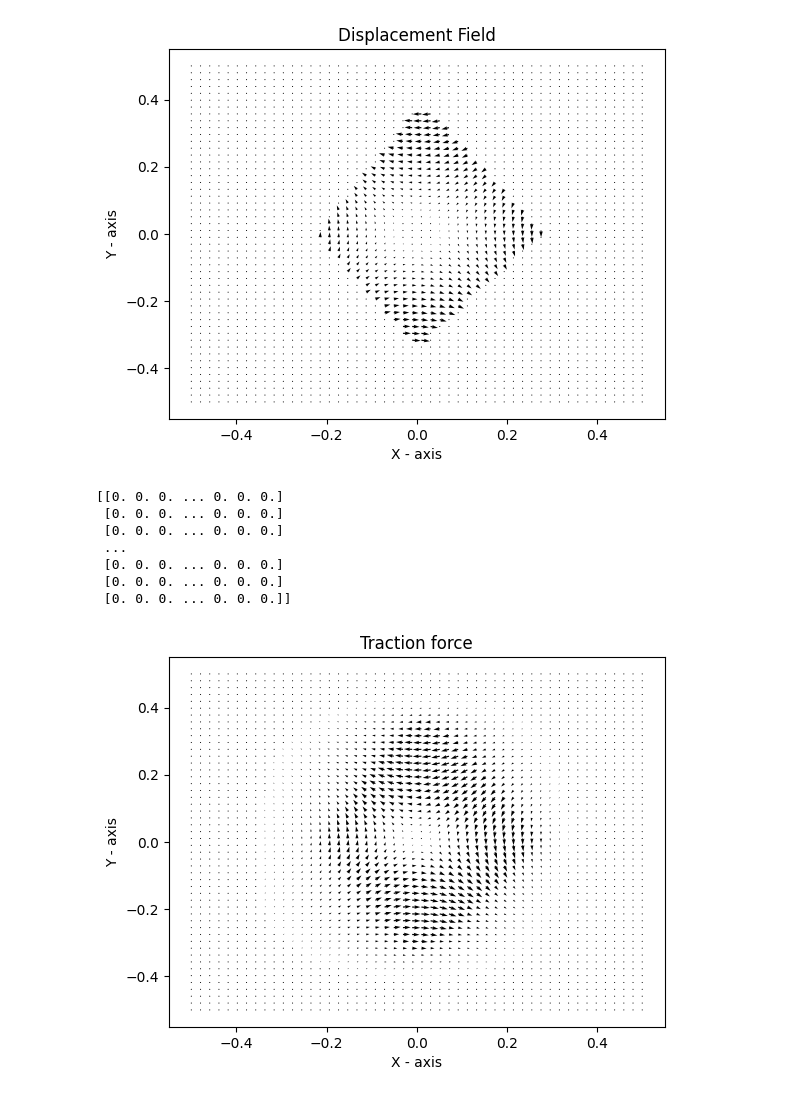
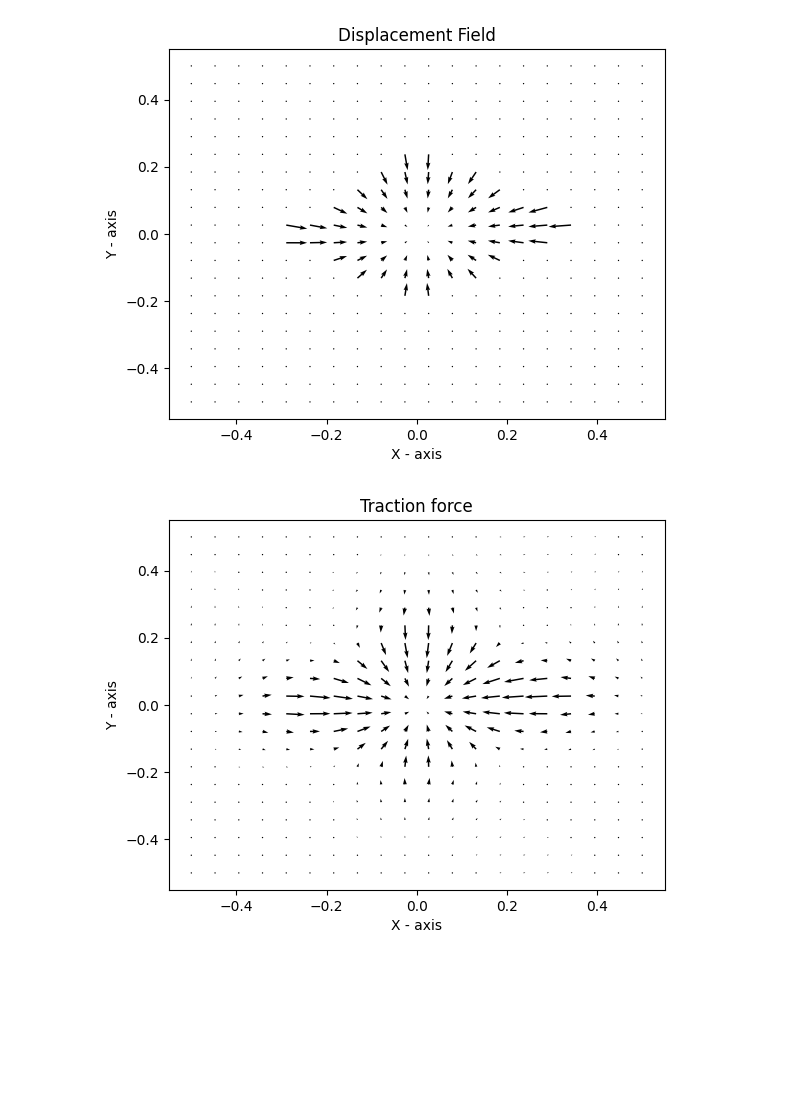
Before and after one commit to utksara/cellmech, a Jupyter notebook: examples/tractionforce.ipynb, the cells around one changed output. Cells and saved outputs as stored; diff of their text form; code cells hidden in the pictures; blank space fills up the shorter version.

```diff
--- a/examples/tractionforce.ipynb
+++ b/examples/tractionforce.ipynb
@@ -3,45 +3,40 @@ import numpy as np
 import seaborn as sns
 from PIL import Image
 
 from cellmech import *
 from cellmech.imgproc.bead_detection import (
     bead_image_correlation,
 )
 
 # define all the parameters that are required to calculata traction forces
 cellmechparams = CellMechParameters({
     "p" : 0.5,
     "E" : 10e3,
     "pi" : np.pi,
-    "N" : 100,
+    "N" : 20,
     "pixel_size" : 1e-7,
     "width" :0.1
 })
 
 
 # calculation of force field using gaussian
 image_folder = 'img3'
 image1 = np.array(Image.open(f'../images/beads/{image_folder}/before.png').convert('L'))
 image2 = np.array(Image.open(f'../images/beads/{image_folder}/after.png').convert('L'))
 
 
 # displacement= np.zeros((50, 50, 2))
 # displacement[20, :, 1] = np.exp(-np.linspace(-1, 1, 50)**2)
 # displacement[21, :, 1] = -np.exp(-np.linspace(-1, 1, 50)**2)
 
-displacement = 1e-6*bead_image_correlation(image1, image2, grid_res=10)
+displacement = 1e-6*bead_image_correlation(image1, image2, grid_res=cellmechparams.params["N"])
+d_copy = np.copy(displacement)
+# displacement[:, :, 0] = d_copy[:, :, 1]
+# displacement[:, :, 1] = d_copy[:, :, 0]
+# print(np.array_str(displacement[:,:,0], precision=2))
 plot_vector_field(displacement, "Displacement Field")
-
-print(displacement[:,:,0])
 # %% [output]
-[figure, old version]
+[figure, new version]
-[[0. 0. 0. ... 0. 0. 0.]
- [0. 0. 0. ... 0. 0. 0.]
- [0. 0. 0. ... 0. 0. 0.]
- ...
- [0. 0. 0. ... 0. 0. 0.]
- [0. 0. 0. ... 0. 0. 0.]
- [0. 0. 0. ... 0. 0. 0.]]
 # %%
 force_field  = calculate_traction_force(displacement, cellmechparams)
 Fx, Fy = force_field[:, :, 0], force_field[:, :, 1]
@@ -61,7 +56,7 @@ plot_vector_field(force_field, "Traction force")
 # plt.title("tractionforc")
 # plt.legend()
 # %% [output]
-[figure, old version]
+[figure, new version]
 # %%
 tensile_force = calculate_tensile_force_magnitude(displacement, cellmechparams)
 traction_force = np.sqrt(Fx**2 + Fy**2)
```
Also changed, not shown: parts of 1 cell of this notebook, 5 other files.
